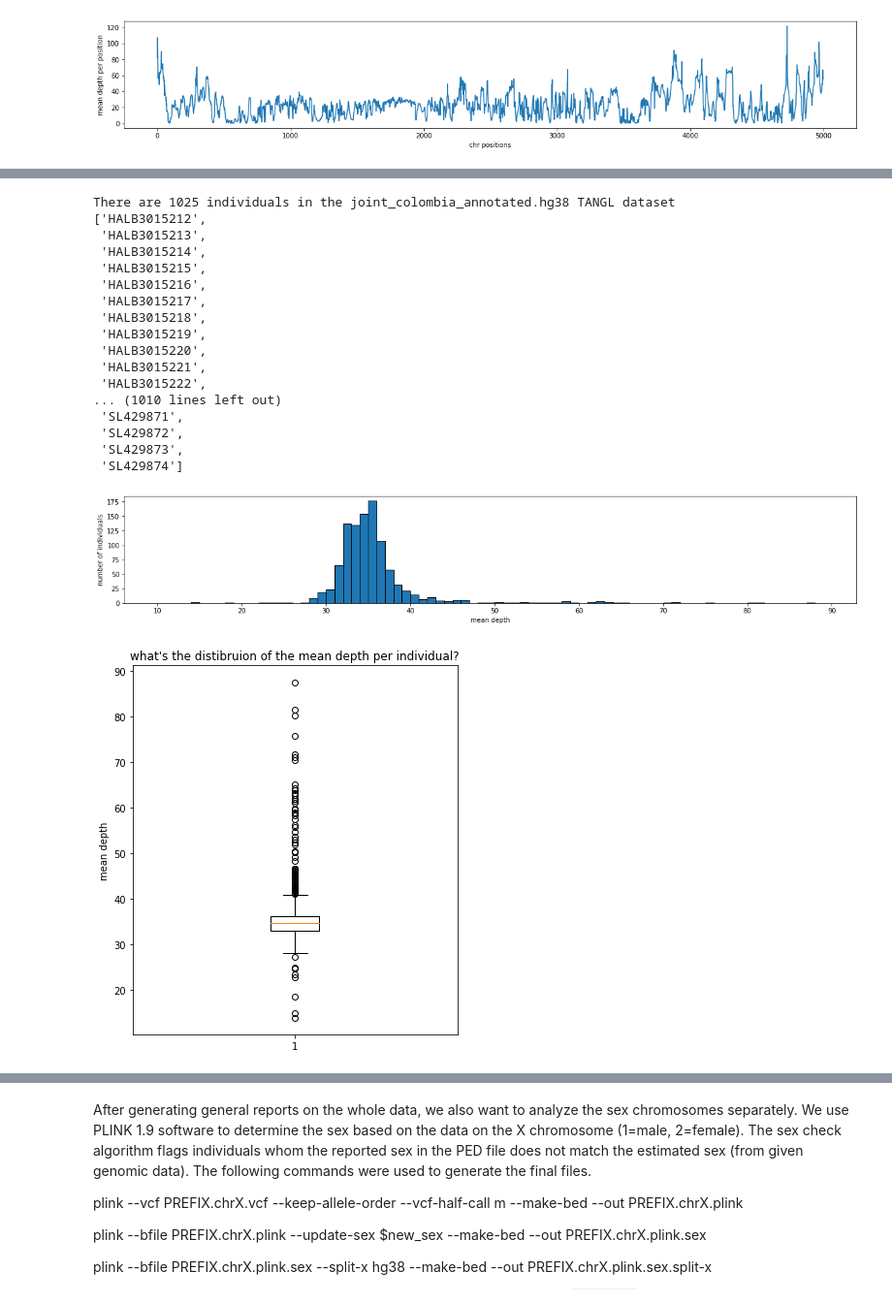
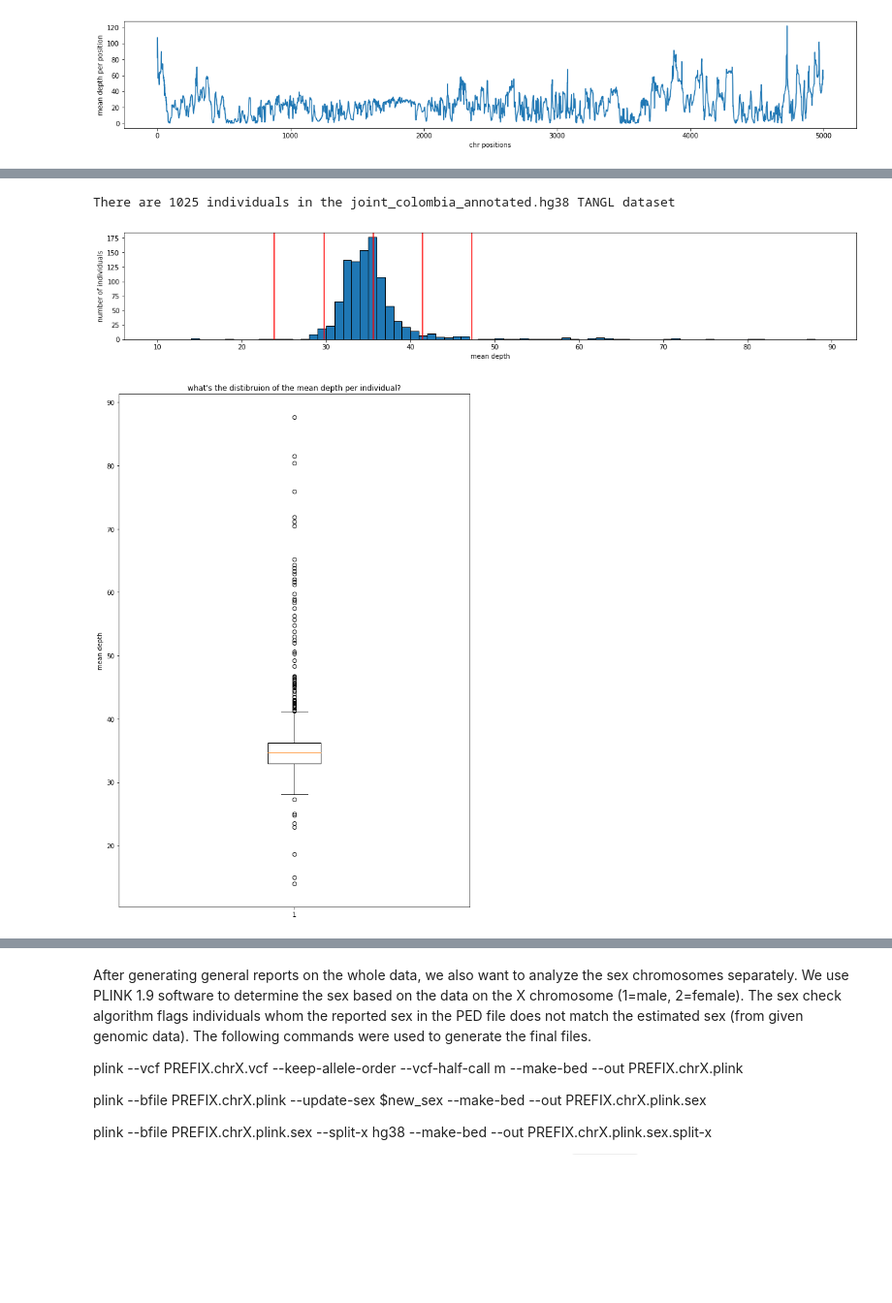
Before and after one commit to acostauribe/QC_TANGL-hg38, a Jupyter notebook: preQC_general_analysis.ipynb, the cells around one changed output, grey strips where cells are left out. Shown at 97% size. Saved outputs shown, nothing was run; the diff lists cells and outputs as text; code cells hidden in the pictures; some formulas as TeX source; blank space fills up the shorter version.

Commit message:
Cleaned up some graphs and added mean and std lines to some graphs

```diff
--- a/preQC_general_analysis.ipynb
+++ b/preQC_general_analysis.ipynb
@@ -244,3 +294,13 @@ plt.title('Number of sites across different depths in the dataset')
 # %% [output]
 Text(0.5, 1.0, 'Number of sites across different depths in the dataset')
 [figure]
+# %%
+# Let's again zoom in on the sites with small depth values.
+plt.rcParams["figure.figsize"] = (20,10)
+depth_df.plot(x='index', y='site_n')
+plt.xticks(rotation=90)
+plt.xlim([0,50])
+plt.ylim([0, 1000])
+plt.xlabel('Depth')
+plt.ylabel('Number of sites')
+plt.title('Number of sites across different depths in the dataset (Zoom in)')
@@ -317,10 +382,13 @@ plt.show()
 # %%
-# Plot a box plot of the mean depths per chromosome
+# Plot a box plot of the mean depths per chromosome. Focus on the lower values of the mean depth in order to
+# figure out which depth we want to keep during the more stringent QC.
 
 labels, data = [*zip(*per_chr_depth.items())]  # 'transpose' items to parallel key, value lists
 
+plt.rcParams["figure.figsize"] = (20,10)
 plt.boxplot(data)
 plt.xticks(range(1, len(labels) + 1), labels)
+plt.ylim([1, 50])
 plt.xlabel('chromosome')
 plt.ylabel('mean depth')
 plt.show()
@@ -431,11 +408,0 @@ KeyboardInterrupt:
-# %%
-# Plot each chromosome separately
-plt.rcParams["figure.figsize"] = (6,6)
-
-for chr in chromosomes:
-    depths = sites_per_chr_per_depth[chr]
-    plt.bar(depths.keys(), depths.values())
-    plt.ylabel('number of sites')
-    plt.xlabel('depth per site')
-    plt.title('chr' + chr + ' number of sites that are above a particular depth')
-    plt.show()
@@ -468,44 +421,41 @@ with open(indiv_depth_file_path, 'r') as f:
         indiv_mean_depth[line[0]] = float(line[2])
 # %%
 print('There are ' + str(len(indiv_mean_depth.keys())) + ' individuals in the ' + name + '.hg38 TANGL dataset')
-pprint(list(indiv_mean_depth.keys()))
+#pprint(list(indiv_mean_depth.keys()))
 # %% [output]
 There are 1025 individuals in the joint_colombia_annotated.hg38 TANGL dataset
-['HALB3015212',
- 'HALB3015213',
- 'HALB3015214',
- 'HALB3015215',
- 'HALB3015216',
- 'HALB3015217',
- 'HALB3015218',
- 'HALB3015219',
- 'HALB3015220',
- 'HALB3015221',
- 'HALB3015222',
-... (1010 lines left out)
- 'SL429871',
- 'SL429872',
- 'SL429873',
- 'SL429874']
 # %%
 # Make a histogram of individuals and the depth sites
 all_fractions = list(indiv_mean_depth.values())
 
+# Calculate the mean and standard deviations
+mean = np.mean(all_fractions)
+std = np.std(all_fractions)
+
+
 r = range(10, 90, 1)
 plt.hist(all_fractions, bins=r, edgecolor='black')
+
+plt.axvline(x=mean, ymin=0, ymax=175, c='r')   # plot mean line
+plt.axvline(x=mean+std, ymin=0, ymax=175, c='r')  # plot right std line
+plt.axvline(x=mean-std, ymin=0, ymax=175, c='r')  # plot left std line
+plt.axvline(x=mean+(std*2), ymin=0, ymax=175, c='r')  # plot right 2 std line
+plt.axvline(x=mean-(std*2), ymin=0, ymax=175, c='r')  # plot left 2 std line
+
 plt.xlabel('mean depth')
 plt.ylabel('number of individuals')
 plt.show()
 # %% [output]
-[figure, old version]
+[figure, new version]
 # %%
 # How does the mean depth look like per individual?
 
+plt.rcParams["figure.figsize"] = (10,15)
 plt.boxplot(indiv_mean_depth.values())
 plt.title('what\'s the distibruion of the mean depth per individual?')
 plt.ylabel('mean depth')
 plt.show()
 # %% [output]
-[figure, old version]
+[figure, new version]
 # %%
 # How much data is missing per site?
```
Also changed, not shown: parts of 33 cells of this notebook.
